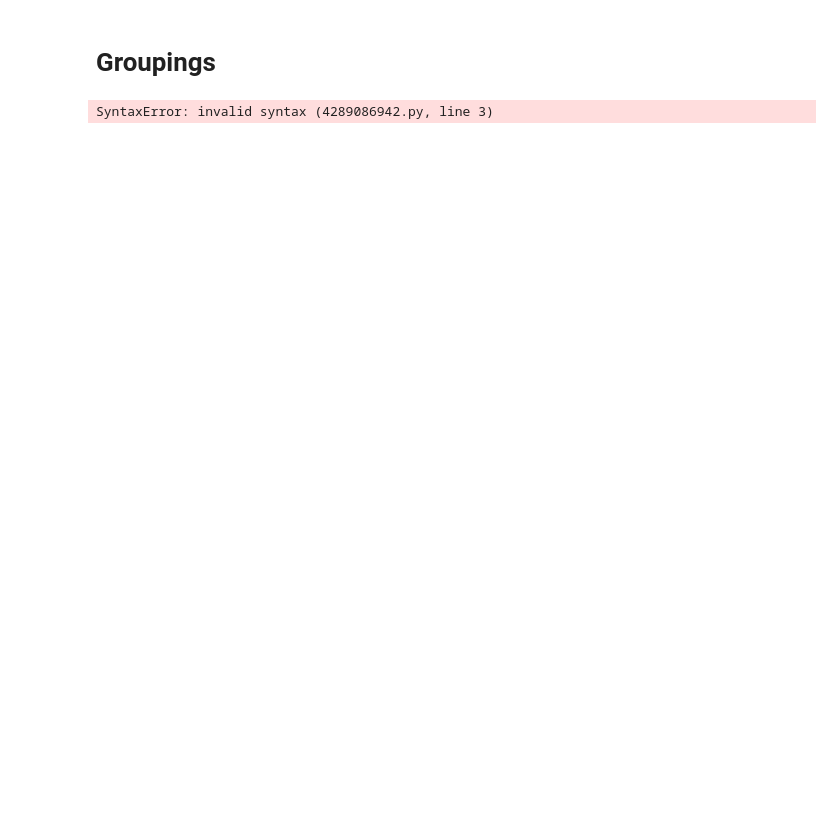
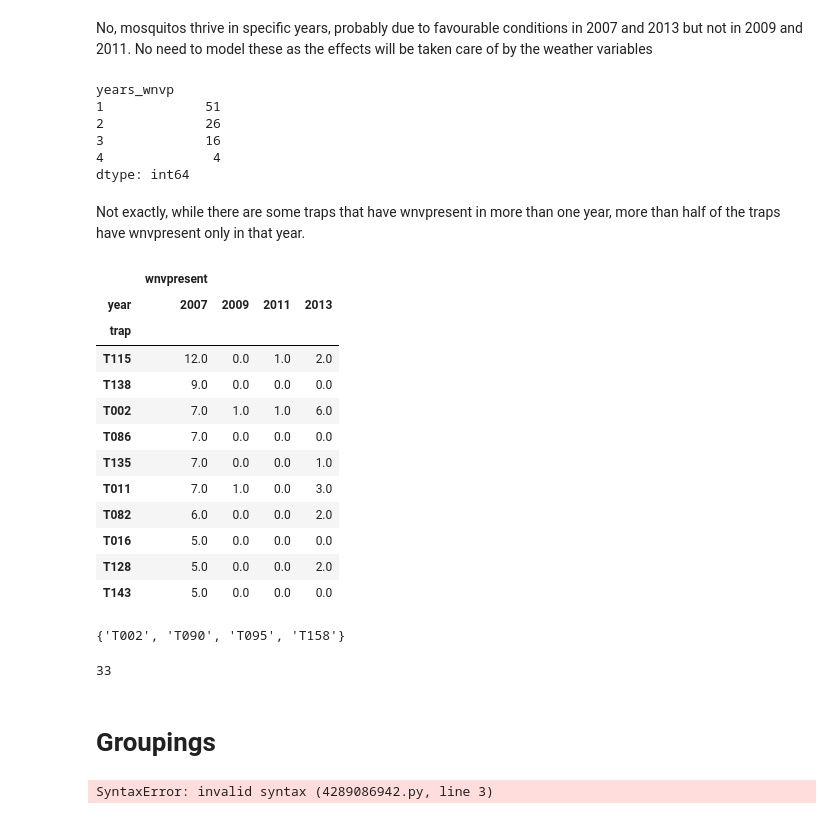
Before and after one commit to msamhz/GA-Project_4, a Jupyter notebook: code/test_data.ipynb, the cells around one changed output. Saved outputs shown, nothing was run; the diff lists cells and outputs as text; code cells hidden in the pictures; blank space fills up the shorter version.

Commit message:
Features engineering in test_data notebook
code to be ported to notebook 2

```diff
--- a/code/test_data.ipynb
+++ b/code/test_data.ipynb
@@ -212,0 +23,19 @@ train_weather.drop(columns=['week_22', 'week_23', 'week_24', 'week_25',
+# %%
+# import data
+
+merge_df = pd.read_csv('../data/merged_train.csv')
+
+# create time related features
+
+merge_df['date']=pd.to_datetime(merge_df['date'])
+merge_df['year'] = merge_df['date'].dt.year
+merge_df['month'] = merge_df['date'].dt.month
+merge_df['week'] = merge_df['date'].dt.isocalendar().week
+
+# subset required columns and rows
+betw_year = merge_df[['trap', 'year', 'wnvpresent', 'wnvcount']]
+betw_year = betw_year.loc[betw_year['wnvpresent']>0,:]           # only rows where wnv is present
+
+# Collapse by trap and year
+betw_year = betw_year.groupby(['trap', 'year'], as_index=False)[['wnvpresent', 'wnvcount']]\
+.sum().sort_values(['year','wnvpresent'], ascending=False)
@@ -212,0 +53,38 @@ train_weather.drop(columns=['week_22', 'week_23', 'week_24', 'week_25',
+# %% [markdown]
+No, mosquitos thrive in specific years, probably due to favourable conditions in 2007 and 2013 but not in 2009 and 2011. No need to model these as the effects will be taken care of by the weather variables
+# %%
+# Are mosquitos always found in the same location?
+# IE MOSQUITOS THRIVE IN SPECIFIC LOCATIONS Reardless of year on year changes
+
+betw_year['years_wnvp'] = betw_year['wnvpresent'].map(lambda x: 1 if x >0 else 0)
+
+betw_year.groupby(['trap'])['wnvpresent', 'years_wnvp'].sum()\
+.sort_values('years_wnvp', ascending=False)[['years_wnvp']].value_counts()
+# %% [output]
+years_wnvp
+1             51
+2             26
+3             16
+4              4
+dtype: int64
+# %% [markdown]
+Not exactly, while there are some traps that have wnvpresent in more than one year, more than half of the traps have wnvpresent only in that year.
+# %%
+inter_year = betw_year.pivot(index='trap', columns='year', values=['wnvpresent'])
+inter_year.fillna(0, inplace=True)
+# %%
+inter_year.sort_values(('wnvpresent', 2007), ascending=False)[:10]
+# %% [output]
+|  | wnvpresent |  |  |  |
+| year | 2007 | 2009 | 2011 | 2013 |
+| trap |  |  |  |  |
+| T115 | 12.0 | 0.0 | 1.0 | 2.0 |
+| T138 | 9.0 | 0.0 | 0.0 | 0.0 |
+| T002 | 7.0 | 1.0 | 1.0 | 6.0 |
+| T086 | 7.0 | 0.0 | 0.0 | 0.0 |
+| T135 | 7.0 | 0.0 | 0.0 | 1.0 |
+| T011 | 7.0 | 1.0 | 0.0 | 3.0 |
+| T082 | 6.0 | 0.0 | 0.0 | 2.0 |
+| T016 | 5.0 | 0.0 | 0.0 | 0.0 |
+| T128 | 5.0 | 0.0 | 0.0 | 2.0 |
+| T143 | 5.0 | 0.0 | 0.0 | 0.0 |
@@ -213,3 +102,12 @@ train_weather.drop(columns=['week_22', 'week_23', 'week_24', 'week_25',
+# %%
+ptrap_2007.intersection(ptrap_2009, ptrap_2011, ptrap_2013)
+# %% [output]
+{'T002', 'T090', 'T095', 'T158'}
+# %%
+ptrap_2007_2013 = ptrap_2007.intersection(ptrap_2013)
+len(ptrap_2007_2013)
+# %% [output]
+33
 # %% [markdown]
 # Groupings
 # %%
```
Also changed, not shown: parts of 82 cells of this notebook.
